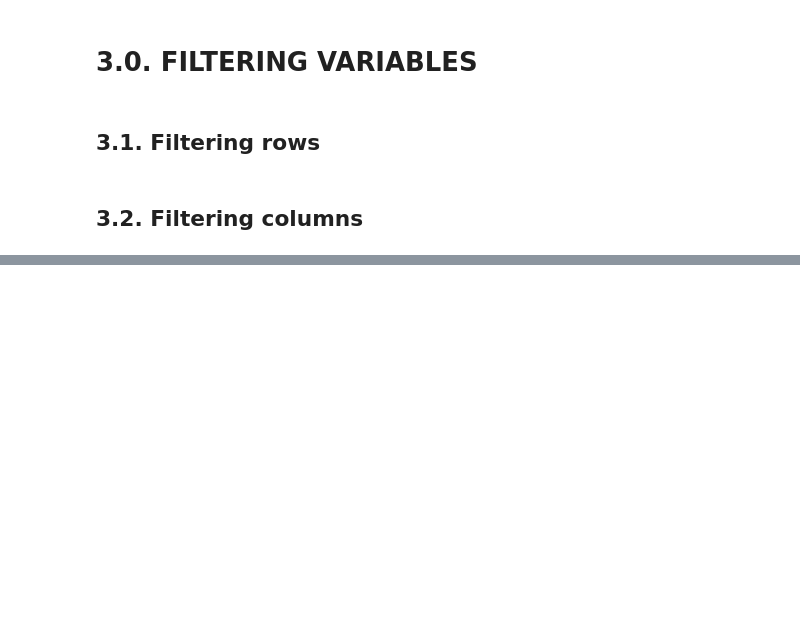
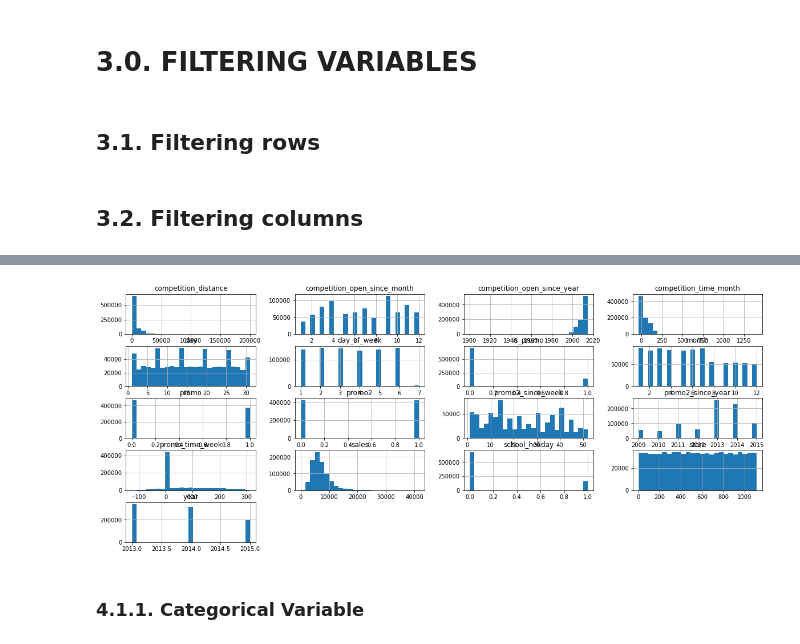
Before and after one commit to RaulBelarmino/rossman-predict-sales, a Jupyter notebook: rossman-predict-ds-em-producao.ipynb, the cells around one changed output, grey strips where cells are left out. Saved outputs shown, nothing was run; the diff lists cells and outputs as text; code cells hidden in the pictures; blank space fills up the shorter version.

```diff
--- a/rossman-predict-ds-em-producao.ipynb
+++ b/rossman-predict-ds-em-producao.ipynb
@@ -365,0 +385,9 @@ df3 = df3.drop(cols_drop, axis=1)
+# %%
+num_attributes2 = df3.select_dtypes(include=['int64','float64'])
+# %%
+#Explicar cada plot, causa e efeito, uma resposta para um possível comportamento
+num_attributes2.hist(bins=25);
+# %% [output]
+[figure, added]
+# %% [markdown]
+### 4.1.1. Categorical Variable
```
Also changed, not shown: parts of 34 cells of this notebook.
